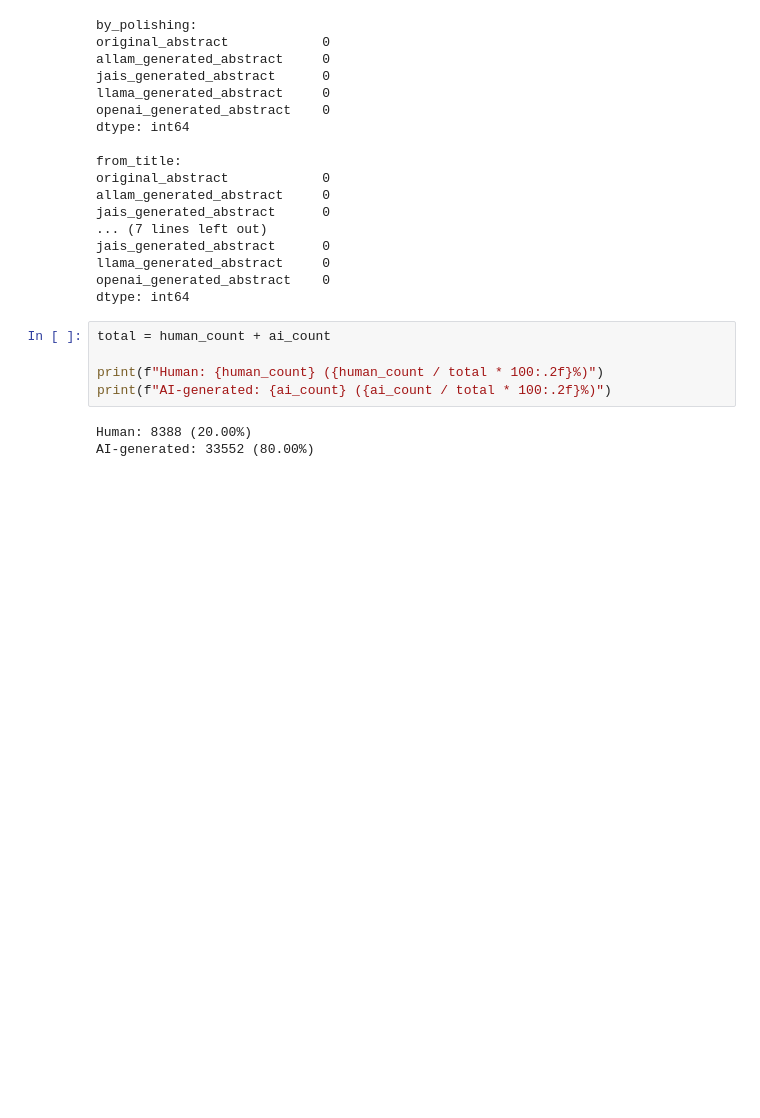
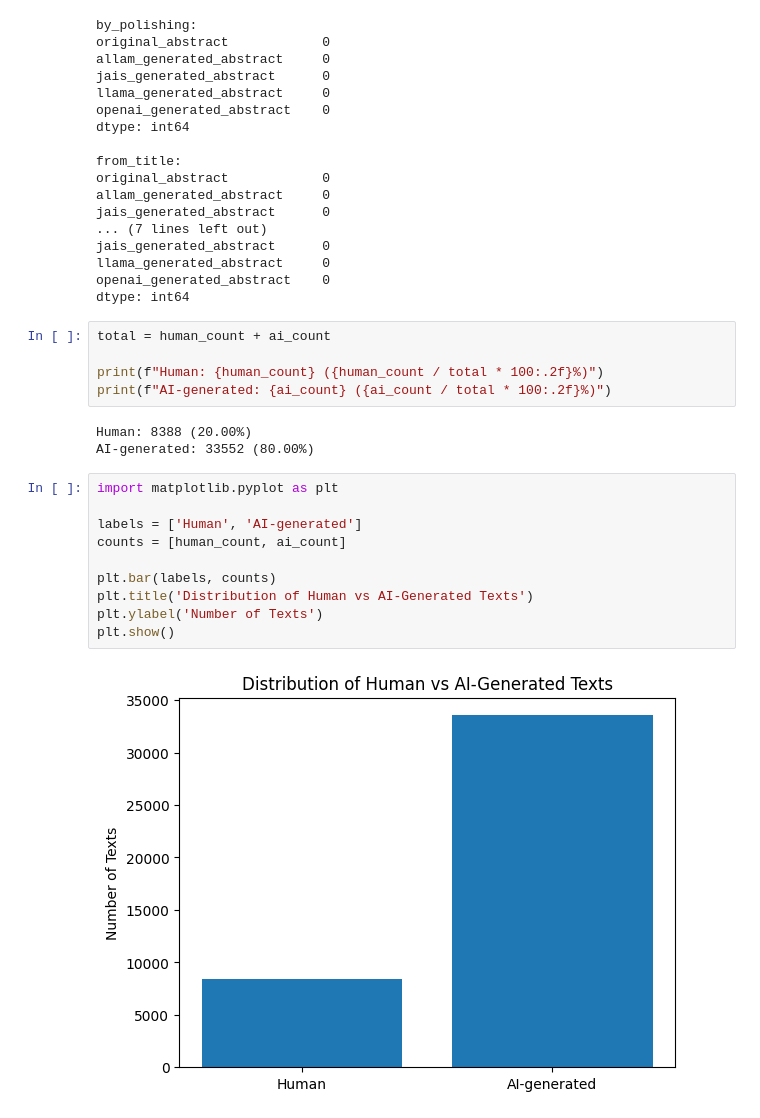
Before and after one commit to Bnr4/MSIS822-AI-Arabic-Text-Detection, a Jupyter notebook: MSIS822_AI_Arabic_Text_Detection.ipynb, the cells around one changed output. Cells and saved outputs as stored; diff of their text form; blank space fills up the shorter version.

Commit message:
Add class distribution visualization and EDA summary

```diff
--- a/MSIS822_AI_Arabic_Text_Detection.ipynb
+++ b/MSIS822_AI_Arabic_Text_Detection.ipynb
@@ -126,3 +126,15 @@ print(f"AI-generated: {ai_count} ({ai_count / total * 100:.2f}%)")
 # %% [output]
 Human: 8388 (20.00%)
 AI-generated: 33552 (80.00%)
+# %%
+import matplotlib.pyplot as plt
+
+labels = ['Human', 'AI-generated']
+counts = [human_count, ai_count]
+
+plt.bar(labels, counts)
+plt.title('Distribution of Human vs AI-Generated Texts')
+plt.ylabel('Number of Texts')
+plt.show()
+# %% [output]
+[figure, added]
```
Also changed, not shown: parts of 1 cell of this notebook.
